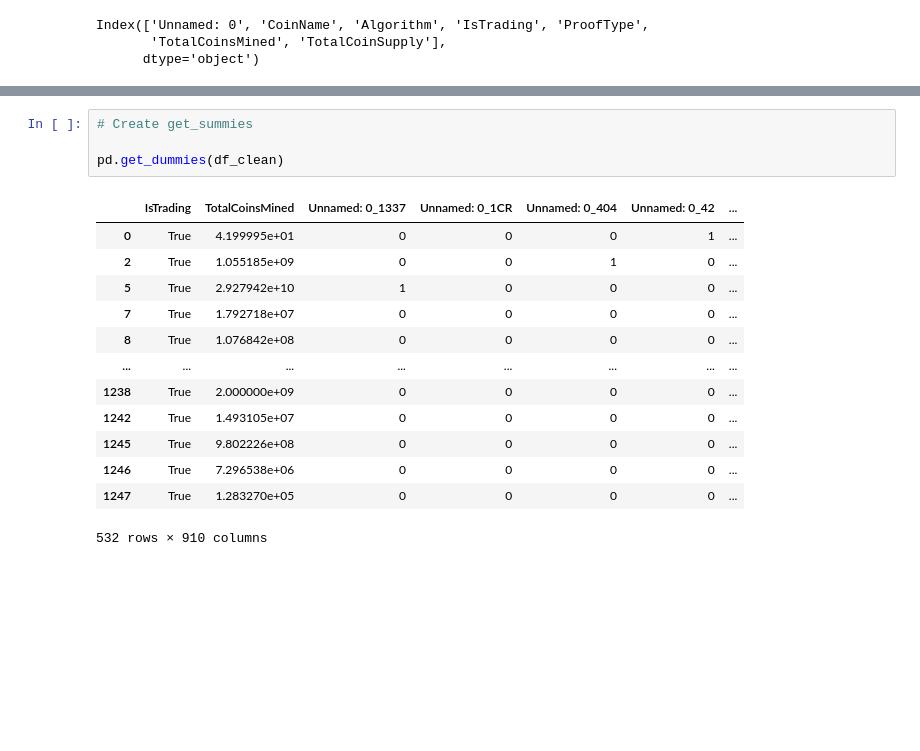
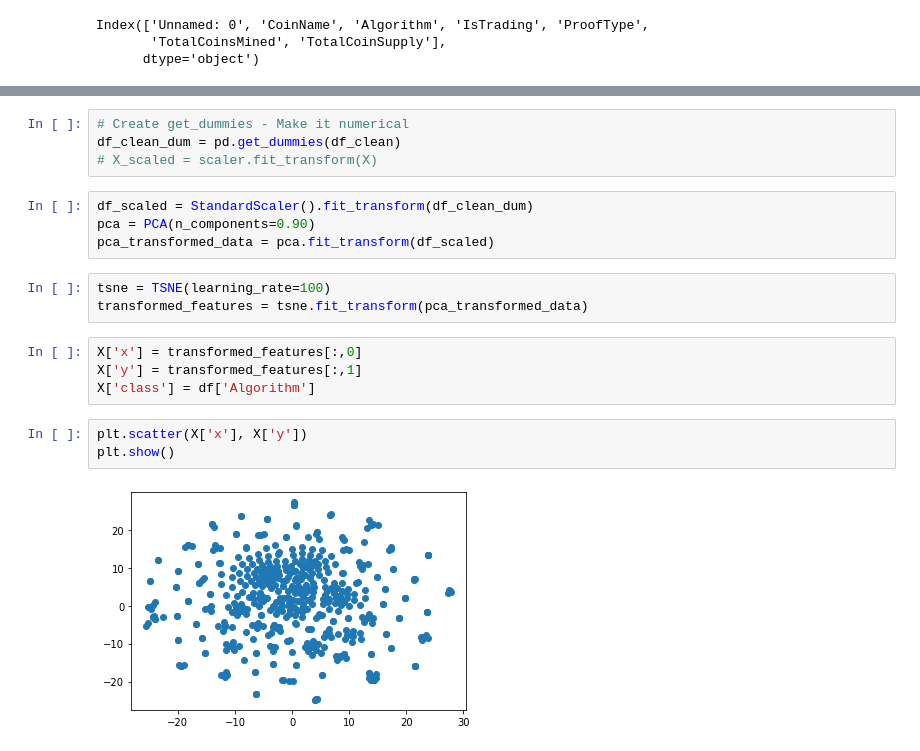
Before and after one commit to Stencoss/UnsupervisedLearning, a Jupyter notebook: supervised.ipynb, the cells around one changed output, grey strips where cells are left out. Cells and saved outputs as stored; diff of their text form; blank space fills up the shorter version.

Commit message:
Added learnings

```diff
--- a/supervised.ipynb
+++ b/supervised.ipynb
@@ -38,18 +48,20 @@ df_clean
 # %%
-# Create get_summies
-
-pd.get_dummies(df_clean)
+# Create get_dummies - Make it numerical
+df_clean_dum = pd.get_dummies(df_clean)
+# X_scaled = scaler.fit_transform(X)
-# %% [output]
-|  | IsTrading | TotalCoinsMined | Unnamed: 0_1337 | Unnamed: 0_1CR | Unnamed: 0_404 | Unnamed: 0_42 | ... |
-| 0 | True | 4.199995e+01 | 0 | 0 | 0 | 1 | ... |
-| 2 | True | 1.055185e+09 | 0 | 0 | 1 | 0 | ... |
-| 5 | True | 2.927942e+10 | 1 | 0 | 0 | 0 | ... |
-| 7 | True | 1.792718e+07 | 0 | 0 | 0 | 0 | ... |
-| 8 | True | 1.076842e+08 | 0 | 0 | 0 | 0 | ... |
-| ... | ... | ... | ... | ... | ... | ... | ... |
-| 1238 | True | 2.000000e+09 | 0 | 0 | 0 | 0 | ... |
-| 1242 | True | 1.493105e+07 | 0 | 0 | 0 | 0 | ... |
-| 1245 | True | 9.802226e+08 | 0 | 0 | 0 | 0 | ... |
-| 1246 | True | 7.296538e+06 | 0 | 0 | 0 | 0 | ... |
-| 1247 | True | 1.283270e+05 | 0 | 0 | 0 | 0 | ... |
-532 rows × 910 columns
+# %%
+df_scaled = StandardScaler().fit_transform(df_clean_dum)
+pca = PCA(n_components=0.90)
+pca_transformed_data = pca.fit_transform(df_scaled)
+# %%
+tsne = TSNE(learning_rate=100)
+transformed_features = tsne.fit_transform(pca_transformed_data)
+# %%
+X['x'] = transformed_features[:,0]
+X['y'] = transformed_features[:,1]
+X['class'] = df['Algorithm']
+# %%
+plt.scatter(X['x'], X['y'])
+plt.show()
+# %% [output]
+[figure, added]
```
Also changed, not shown: parts of 8 cells of this notebook.
